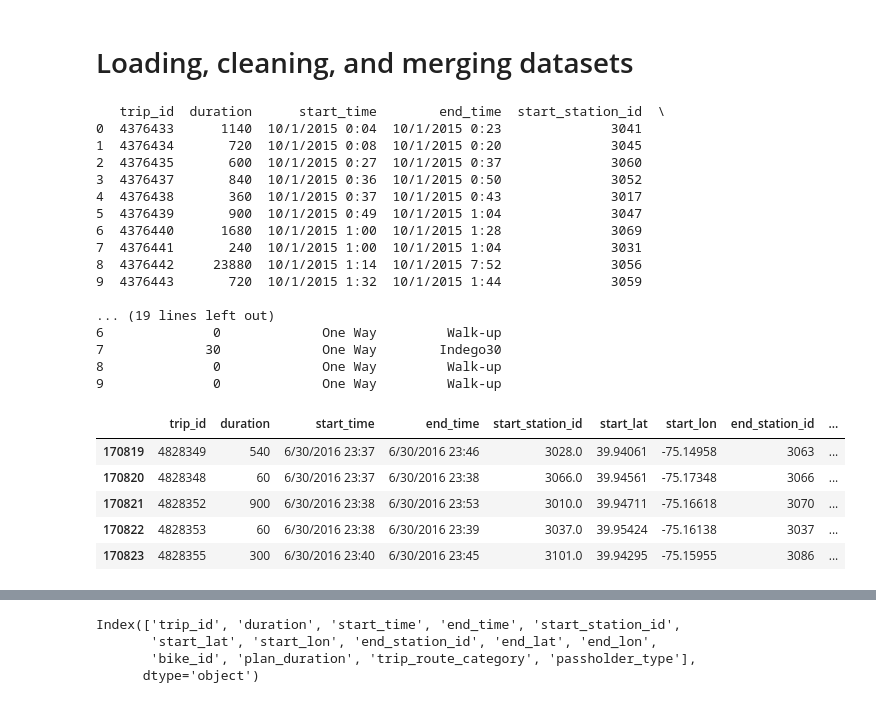
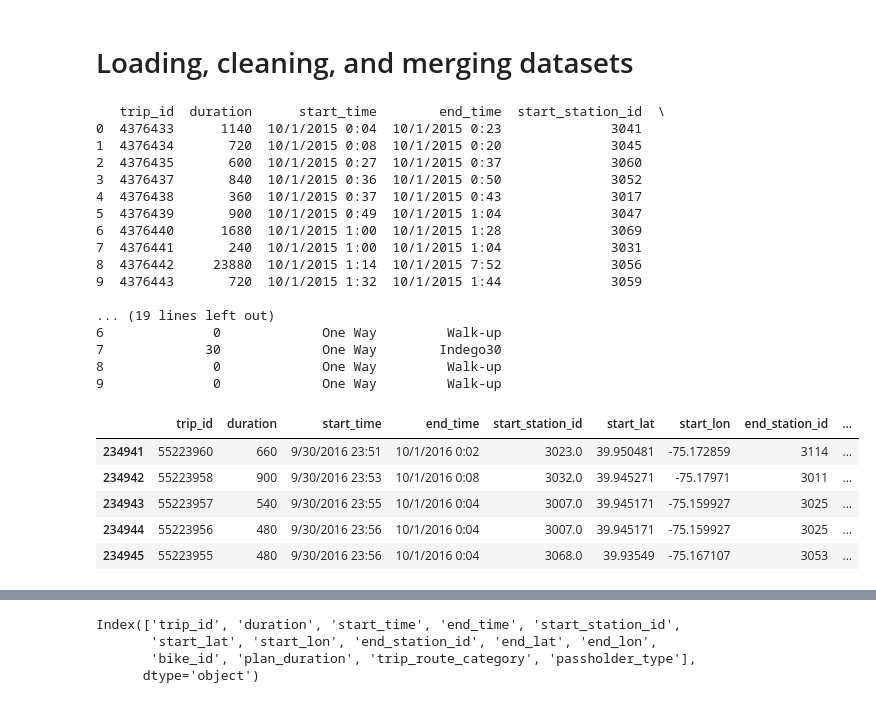
Before and after one commit to hyunhw/Practice-and-notes, a Jupyter notebook: Machine-learning/Decision Trees/Predicting Bike Rental-by day.ipynb, the cells around one changed output, grey strips where cells are left out. Cells and saved outputs as stored; diff of their text form; code cells hidden in the pictures.

```diff
--- a/Machine-learning/Decision Trees/Predicting Bike Rental-by day.ipynb
+++ b/Machine-learning/Decision Trees/Predicting Bike Rental-by day.ipynb
@@ -10,39 +10,40 @@ import matplotlib.pyplot as plt
 rentals1 = pd.read_csv('Indego_Trips_2015Q4.csv')
 #print(rentals1.head(5))
 rentals2 = pd.read_csv('Indego_Trips_2016Q1.csv')
 #print(rentals2.head(5))
 rentals3 = pd.read_csv('Indego_Trips_2016Q2.csv')
 #print(rentals3.head(5))
+rentals4 = pd.read_csv('Indego_Trips_2016Q3.csv')
 
 rentals1['start_time'] = rentals1['start_time'].str.replace(r'\d+\s', '2015 ')
 rentals1['end_time'] = rentals1['end_time'].str.replace(r'\d+\s', '2015 ')
 print(rentals1.head(10))
-rentals = rentals1.append(rentals2).append(rentals3)
+rentals = rentals1.append(rentals2).append(rentals3).append(rentals4)
 rentals.tail(5)
 # %% [output]
    trip_id  duration      start_time        end_time  start_station_id  \
 0  4376433      1140  10/1/2015 0:04  10/1/2015 0:23              3041
 1  4376434       720  10/1/2015 0:08  10/1/2015 0:20              3045
 2  4376435       600  10/1/2015 0:27  10/1/2015 0:37              3060
 3  4376437       840  10/1/2015 0:36  10/1/2015 0:50              3052
 4  4376438       360  10/1/2015 0:37  10/1/2015 0:43              3017
 5  4376439       900  10/1/2015 0:49  10/1/2015 1:04              3047
 6  4376440      1680  10/1/2015 1:00  10/1/2015 1:28              3069
 7  4376441       240  10/1/2015 1:00  10/1/2015 1:04              3031
 8  4376442     23880  10/1/2015 1:14  10/1/2015 7:52              3056
 9  4376443       720  10/1/2015 1:32  10/1/2015 1:44              3059
 
 ... (19 lines left out)
 6              0             One Way         Walk-up
 7             30             One Way        Indego30
 8              0             One Way         Walk-up
 9              0             One Way         Walk-up
 |  | trip_id | duration | start_time | end_time | start_station_id | start_lat | start_lon | end_station_id | ... |
-| 170819 | 4828349 | 540 | 6/30/2016 23:37 | 6/30/2016 23:46 | 3028.0 | 39.94061 | -75.14958 | 3063 | ... |
-| 170820 | 4828348 | 60 | 6/30/2016 23:37 | 6/30/2016 23:38 | 3066.0 | 39.94561 | -75.17348 | 3066 | ... |
-| 170821 | 4828352 | 900 | 6/30/2016 23:38 | 6/30/2016 23:53 | 3010.0 | 39.94711 | -75.16618 | 3070 | ... |
-| 170822 | 4828353 | 60 | 6/30/2016 23:38 | 6/30/2016 23:39 | 3037.0 | 39.95424 | -75.16138 | 3037 | ... |
-| 170823 | 4828355 | 300 | 6/30/2016 23:40 | 6/30/2016 23:45 | 3101.0 | 39.94295 | -75.15955 | 3086 | ... |
+| 234941 | 55223960 | 660 | 9/30/2016 23:51 | 10/1/2016 0:02 | 3023.0 | 39.950481 | -75.172859 | 3114 | ... |
+| 234942 | 55223958 | 900 | 9/30/2016 23:53 | 10/1/2016 0:08 | 3032.0 | 39.945271 | -75.17971 | 3011 | ... |
+| 234943 | 55223957 | 540 | 9/30/2016 23:55 | 10/1/2016 0:04 | 3007.0 | 39.945171 | -75.159927 | 3025 | ... |
+| 234944 | 55223956 | 480 | 9/30/2016 23:56 | 10/1/2016 0:04 | 3007.0 | 39.945171 | -75.159927 | 3025 | ... |
+| 234945 | 55223955 | 480 | 9/30/2016 23:56 | 10/1/2016 0:04 | 3068.0 | 39.93549 | -75.167107 | 3053 | ... |
 # %%
 rentals.head(5)
 # %% [output]
```
Also changed, not shown: parts of 14 cells of this notebook, 7 other files.
